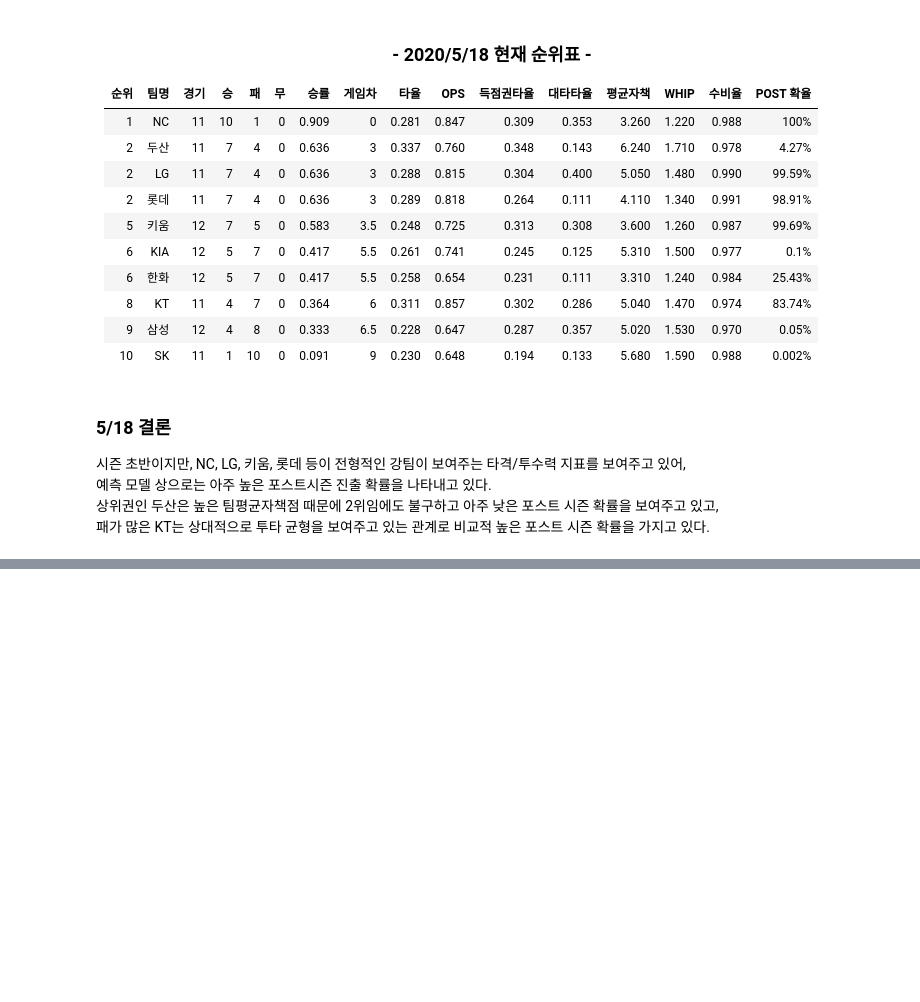
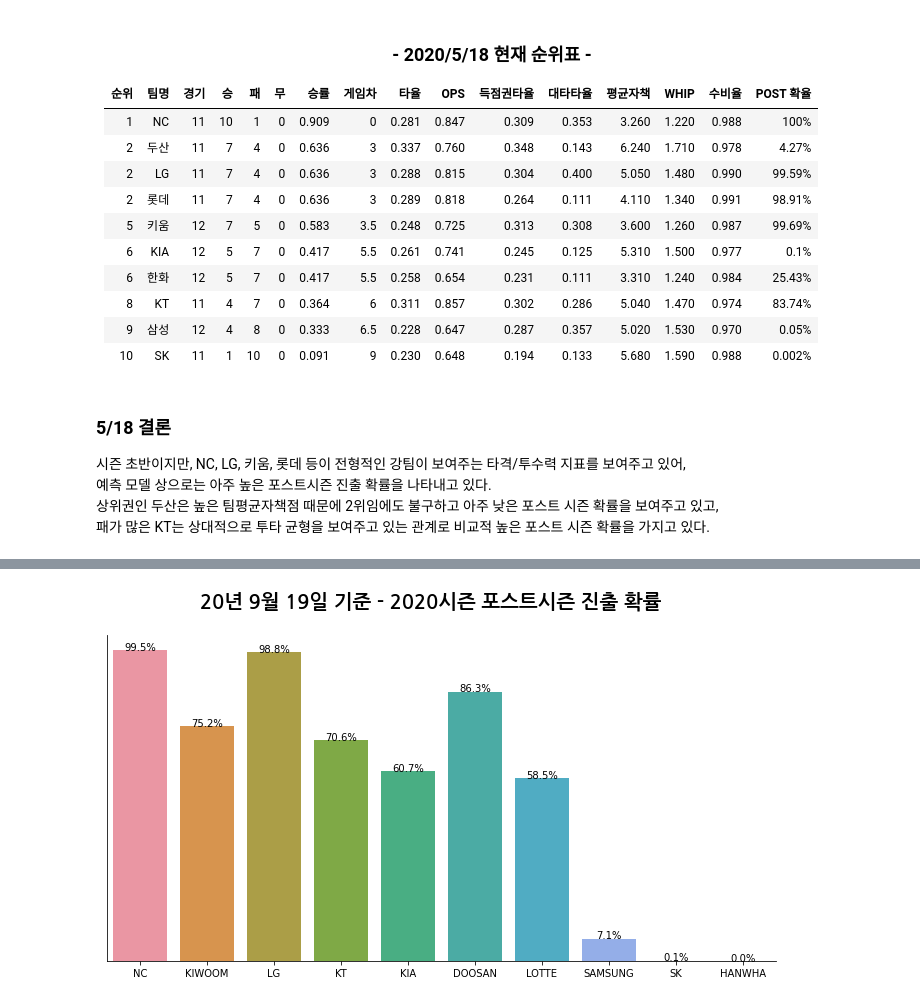
Before and after one commit to Teosoft7/predict_kbo, a Jupyter notebook: predict_2020.ipynb, the cells around one changed output, grey strips where cells are left out. Saved outputs shown, nothing was run; the diff lists cells and outputs as text; code cells hidden in the pictures; blank space fills up the shorter version.

Commit message:
add prediction at 9/19

```diff
--- a/predict_2020.ipynb
+++ b/predict_2020.ipynb
@@ -430,0 +403,24 @@ draw_bar_chart(predicts, title='5월 18일 기준 - 2020시즌 포스트시즌
+# %%
+# current stat of KBO leagues
+# AVG(타율), OPS('출루율'+'장타율'), RISP('득점권타율'), PH-BA('대타타율'),
+# ERA('평균자책점'), WHIP('이닝당출루허용'), FPCT('수비율')
+
+stat_20200919 = {
+    'NC': [0.290, 0.828, 0.329, 0.278, 4.70, 1.40, 0.986],
+    'KIWOOM': [0.271, 0.774, 0.286, 0.248, 4.46, 1.38, 0.980],
+    'LG': [0.284, 0.793, 0.324, 0.201, 4.49, 1.41, 0.986],
+    'KT': [0.283, 0.793, 0.277, 0.179, 4.63, 1.45, 0.983],
+    'KIA': [0.276, 0.766, 0.295, 0.248, 4.68, 1.46, 0.981],
+    'DOOSAN': [0.295, 0.793, 0.300, 0.240, 4.62, 1.51, 0.983],
+    'LOTTE': [0.275, 0.751, 0.283, 0.247, 4.64, 1.40, 0.983],
+    'SAMSUNG': [0.271, 0.742, 0.278, 0.267, 5.01, 1.50, 0.979],
+    'SK': [0.251, 0.712, 0.254, 0.226, 5.65, 1.62, 0.980],
+    'HANWHA':[0.236, 0.637, 0.234, 0.223, 5.24, 1.58, 0.980],
+}
+# %%
+# Show odds for playoff
+predicts = {}
+for team, value in stat_20200919.items():
+    proba = pp_post_lr.predict_proba([value])[0][1]*100
+    predicts[team] = proba
+    print(f'{team} :  {proba:.4}%')
@@ -430,0 +438,5 @@ draw_bar_chart(predicts, title='5월 18일 기준 - 2020시즌 포스트시즌
+# %%
+# 9/19 기준 포스트시즌 진출 확률
+draw_bar_chart(predicts, title='20년 9월 19일 기준 - 2020시즌 포스트시즌 진출 확률')
+# %% [output]
+[figure, added]
```
Also changed, not shown: parts of 14 cells of this notebook.
